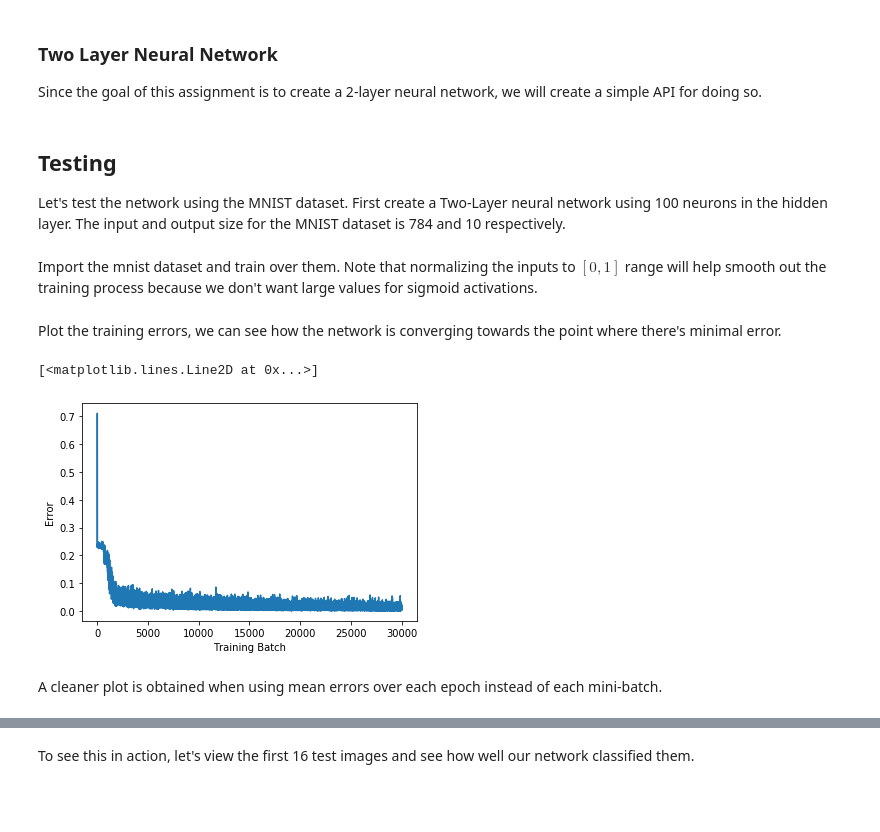
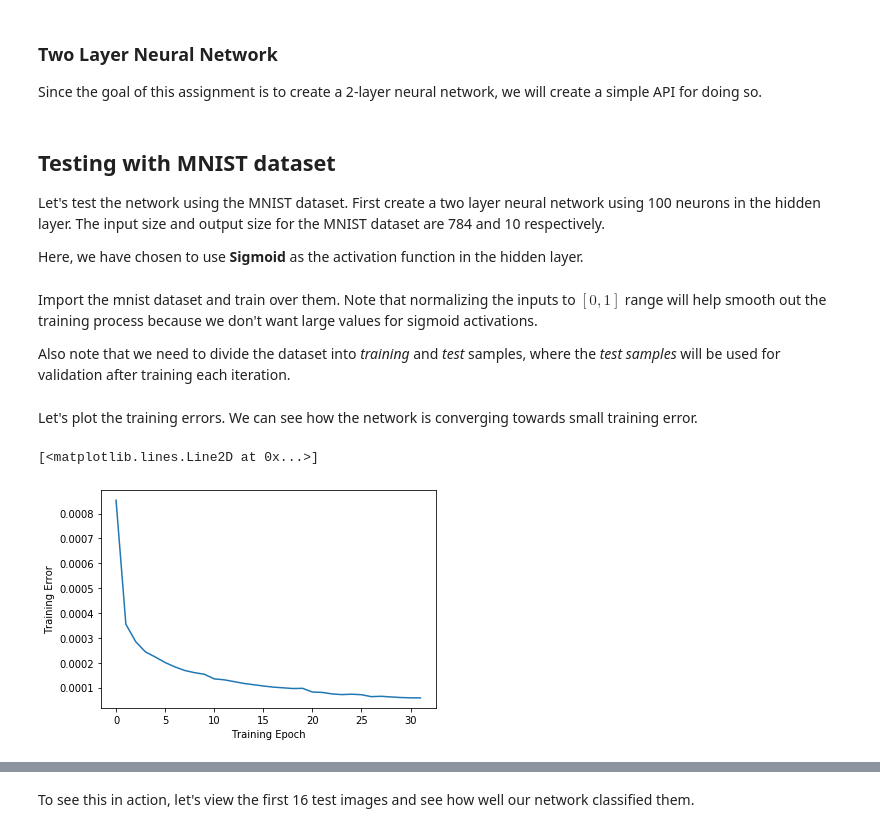
Before and after one commit to bibekdahal/deep-learning, a Jupyter notebook: hw1/Homework1.ipynb, the cells around one changed output, grey strips where cells are left out. Saved outputs shown, nothing was run; the diff lists cells and outputs as text; code cells hidden in the pictures; blank space fills up the shorter version.

```diff
--- a/hw1/Homework1.ipynb
+++ b/hw1/Homework1.ipynb
@@ -167,16 +170,15 @@ class Activation(Layer):
         self.input = input_data
         return self.apply(input_data)
 
-    def backward(self, next_gradient):
+    def backward(self, out_gradient):
         # Here, the output of this layer: A = f(Z)
-        # next_gradient = Grad(E, A)
+        # out_gradient = Grad(E, A)
 
         # First calculate f'(Z)
         f_dash = self.apply_d(self.input)
 
-        # Finally, Grad(E, Input=Z) = Grad(E, A) * f'(Z)
-        # which is element-wise multiplication.
-        return np.multiply(f_dash, next_gradient)
+        # Finally, return Grad(E, Z) = Grad(E, A) * f'(Z).
+        return np.multiply(f_dash, out_gradient)
 
     def apply(self, data):
         raise NotImplementedError
@@ -447,44 +475,46 @@ class Network(Layer):
 
 Since the goal of this assignment is to create a 2-layer neural network, we will create a simple API for doing so.
 # %%
-class TwoLayerNeuralNetwork(Network):
+class TwoLayerNeuralNetwork(MultiClassNetwork):
     def __init__(self,
-                 num_inputs, num_hidden, num_output, learning_rate):
+                 num_inputs, num_hidden, num_output, learning_rate, hidden_activation=Sigmoid):
         super().__init__([
             Linear(num_inputs, num_hidden),
-            Sigmoid(),
+            hidden_activation(),
             Linear(num_hidden, num_output)
         ], num_output, learning_rate)
 # %% [markdown]
-## Testing
+## Testing with MNIST dataset
 
-Let's test the network using the MNIST dataset. First create a Two-Layer neural network using 100 neurons in the hidden layer. The input and output size for the MNIST dataset is 784 and 10 respectively.
+Let's test the network using the MNIST dataset. First create a two layer neural network using 100 neurons in the hidden layer. The input size and output size for the MNIST dataset are 784 and 10 respectively.
+
+Here, we have chosen to use **Sigmoid** as the activation function in the hidden layer.
 # %%
 network = TwoLayerNeuralNetwork(
     num_inputs=784,
     num_hidden=100,
     num_output=10,
-    learning_rate=0.1
+    learning_rate=0.1,
+    hidden_activation=Sigmoid,
 )
-
-network.init_params()
 # %% [markdown]
 Import the mnist dataset and train over them. Note that normalizing the inputs to $[0, 1]$ range will help smooth out the training process because we don't want large values for sigmoid activations.
+
+Also note that we need to divide the dataset into *training* and *test* samples, where the *test samples* will be used for validation after training each iteration.
 # %%
 import mnist
 
 x_train, t_train, x_test, t_test = mnist.load()
 x_train, x_test = x_train / 255.0, x_test / 255.0
 
-errors, batch_errors = network.train(x_train, t_train, 32, 64)
+network.init_params()
+errors, test_errors = network.train(x_train, t_train, 32, 64, [x_test, t_test])
 # %% [markdown]
-Plot the training errors, we can see how the network is converging towards the point where there's minimal error.
+Let's plot the training errors. We can see how the network is converging towards small training error.
 # %%
-plt.xlabel('Training Batch')
-plt.ylabel('Error')
-plt.plot(batch_errors)
+plt.xlabel('Training Epoch')
+plt.ylabel('Training Error')
+plt.plot(errors)
 # %% [output]
 [<matplotlib.lines.Line2D at 0x...>]
-[figure, old version]
+[figure, new version]
-# %% [markdown]
-A cleaner plot is obtained when using mean errors over each epoch instead of each mini-batch.
```
Also changed, not shown: parts of 33 cells of this notebook, 2 other files.
